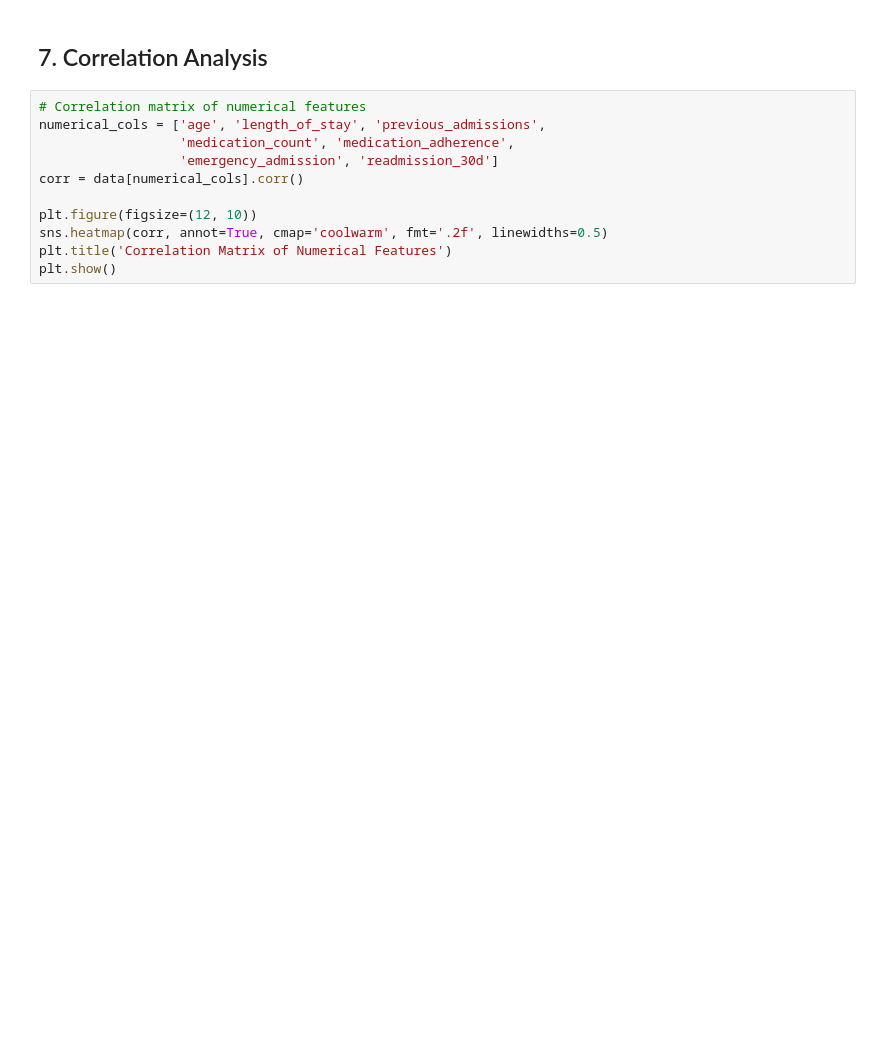
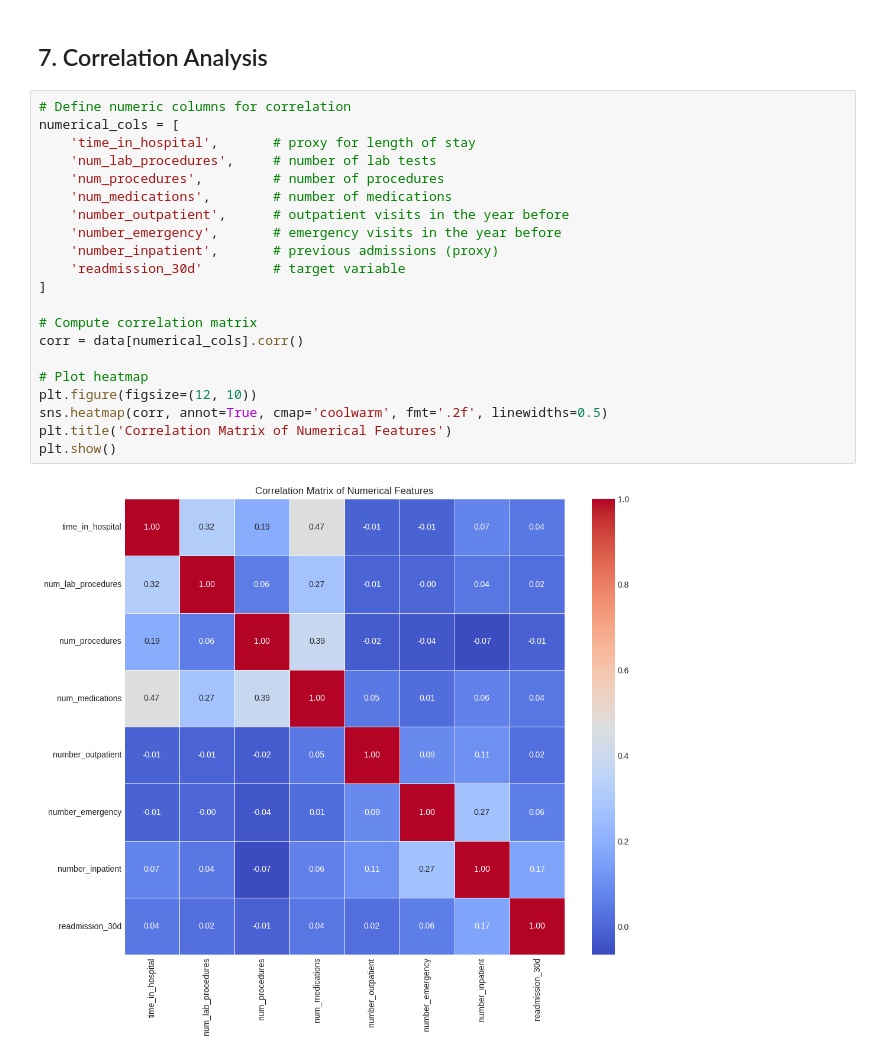
Before and after one commit to Shridhar7-8/Data-Visualization-Project, a Jupyter notebook: notebooks/01_data_exploration.ipynb, the cells around one changed output. Cells and saved outputs as stored; diff of their text form; blank space fills up the shorter version.

```diff
--- a/notebooks/01_data_exploration.ipynb
+++ b/notebooks/01_data_exploration.ipynb
@@ -638,14 +622,26 @@ print(prev_admission_readmission)
 # %% [markdown]
 ## 7. Correlation Analysis
 # %%
-# Correlation matrix of numerical features
-numerical_cols = ['age', 'length_of_stay', 'previous_admissions',
-                  'medication_count', 'medication_adherence',
-                  'emergency_admission', 'readmission_30d']
+# Define numeric columns for correlation
+numerical_cols = [
+    'time_in_hospital',       # proxy for length of stay
+    'num_lab_procedures',     # number of lab tests
+    'num_procedures',         # number of procedures
+    'num_medications',        # number of medications
+    'number_outpatient',      # outpatient visits in the year before
+    'number_emergency',       # emergency visits in the year before
+    'number_inpatient',       # previous admissions (proxy)
+    'readmission_30d'         # target variable
+]
+
+# Compute correlation matrix
 corr = data[numerical_cols].corr()
 
+# Plot heatmap
 plt.figure(figsize=(12, 10))
 sns.heatmap(corr, annot=True, cmap='coolwarm', fmt='.2f', linewidths=0.5)
 plt.title('Correlation Matrix of Numerical Features')
 plt.show()
+# %% [output]
+[figure, added]
 # %%
```
Also changed, not shown: parts of 12 cells of this notebook.
